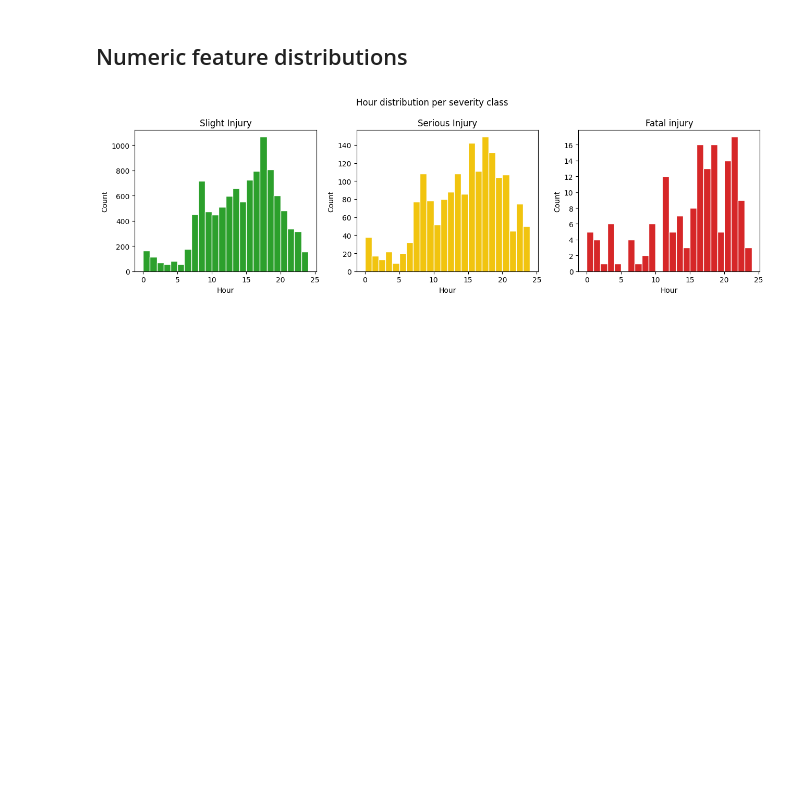
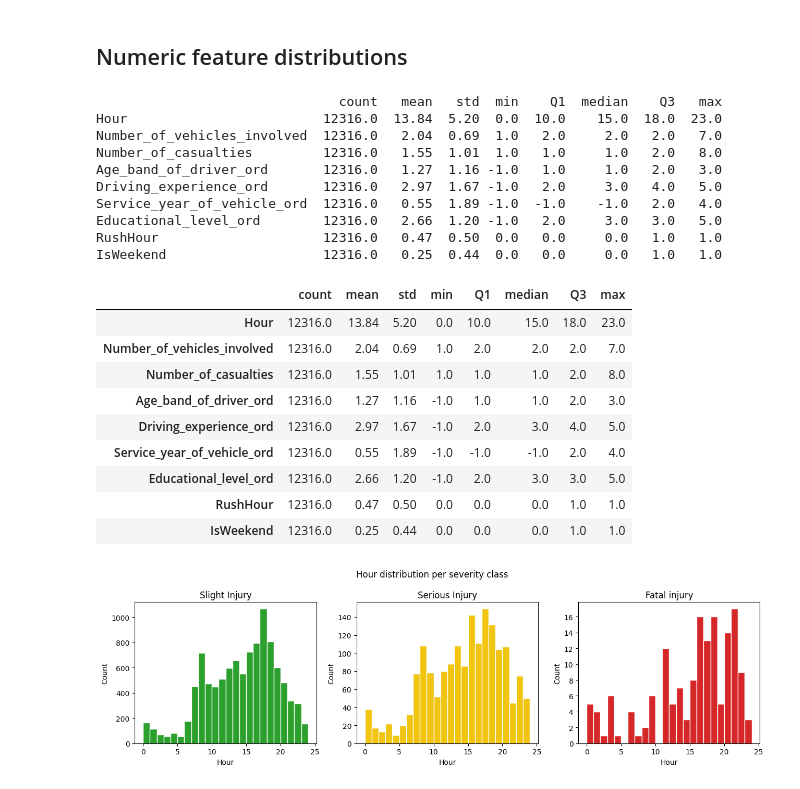
Before and after one commit to ThSonDev/crash-severity-tabnet-stacking, a Jupyter notebook: EDA_cleaned.ipynb, the cells around one changed output. Cells and saved outputs as stored; diff of their text form; code cells hidden in the pictures; blank space fills up the shorter version.

```diff
--- a/EDA_cleaned.ipynb
+++ b/EDA_cleaned.ipynb
@@ -224,6 +224,43 @@ plot_count_and_pct(
 [figure]
 # %% [markdown]
 ## Numeric feature distributions
+# %%
+# Summary statistics for the numeric / ordinal / binary columns (target excluded).
+# Paper-ready table: count / mean / std / min / Q1 / median / Q3 / max per feature.
+# Note: -1 in *_ord columns is the "Unknown" sentinel, so for those columns the
+# lower quartiles can be -1 and should be read with that in mind.
+NUMERIC_REPORT = [
+    "Hour", "Number_of_vehicles_involved", "Number_of_casualties",
+    "Age_band_of_driver_ord", "Driving_experience_ord",
+    "Service_year_of_vehicle_ord", "Educational_level_ord",
+    "RushHour", "IsWeekend",
+]
+stats = df[NUMERIC_REPORT].describe().T.round(2)
+stats = stats.rename(columns={"25%": "Q1", "50%": "median", "75%": "Q3"})
+stats = stats[["count", "mean", "std", "min", "Q1", "median", "Q3", "max"]]
+print(stats.to_string())
+stats
+# %% [output]
+                               count   mean   std  min    Q1  median    Q3   max
+Hour                         12316.0  13.84  5.20  0.0  10.0    15.0  18.0  23.0
+Number_of_vehicles_involved  12316.0   2.04  0.69  1.0   2.0     2.0   2.0   7.0
+Number_of_casualties         12316.0   1.55  1.01  1.0   1.0     1.0   2.0   8.0
+Age_band_of_driver_ord       12316.0   1.27  1.16 -1.0   1.0     1.0   2.0   3.0
+Driving_experience_ord       12316.0   2.97  1.67 -1.0   2.0     3.0   4.0   5.0
+Service_year_of_vehicle_ord  12316.0   0.55  1.89 -1.0  -1.0    -1.0   2.0   4.0
+Educational_level_ord        12316.0   2.66  1.20 -1.0   2.0     3.0   3.0   5.0
+RushHour                     12316.0   0.47  0.50  0.0   0.0     0.0   1.0   1.0
+IsWeekend                    12316.0   0.25  0.44  0.0   0.0     0.0   1.0   1.0
+|  | count | mean | std | min | Q1 | median | Q3 | max |
+| Hour | 12316.0 | 13.84 | 5.20 | 0.0 | 10.0 | 15.0 | 18.0 | 23.0 |
+| Number_of_vehicles_involved | 12316.0 | 2.04 | 0.69 | 1.0 | 2.0 | 2.0 | 2.0 | 7.0 |
+| Number_of_casualties | 12316.0 | 1.55 | 1.01 | 1.0 | 1.0 | 1.0 | 2.0 | 8.0 |
+| Age_band_of_driver_ord | 12316.0 | 1.27 | 1.16 | -1.0 | 1.0 | 1.0 | 2.0 | 3.0 |
+| Driving_experience_ord | 12316.0 | 2.97 | 1.67 | -1.0 | 2.0 | 3.0 | 4.0 | 5.0 |
+| Service_year_of_vehicle_ord | 12316.0 | 0.55 | 1.89 | -1.0 | -1.0 | -1.0 | 2.0 | 4.0 |
+| Educational_level_ord | 12316.0 | 2.66 | 1.20 | -1.0 | 2.0 | 3.0 | 3.0 | 5.0 |
+| RushHour | 12316.0 | 0.47 | 0.50 | 0.0 | 0.0 | 0.0 | 1.0 | 1.0 |
+| IsWeekend | 12316.0 | 0.25 | 0.44 | 0.0 | 0.0 | 0.0 | 1.0 | 1.0 |
 # %%
 # Hour distribution by severity — violin or box is better than a bar here.
 fig, axes = plt.subplots(1, 3, figsize=(13, 4))
```
Also changed, not shown: parts of 1 cell of this notebook, 2 other files.
